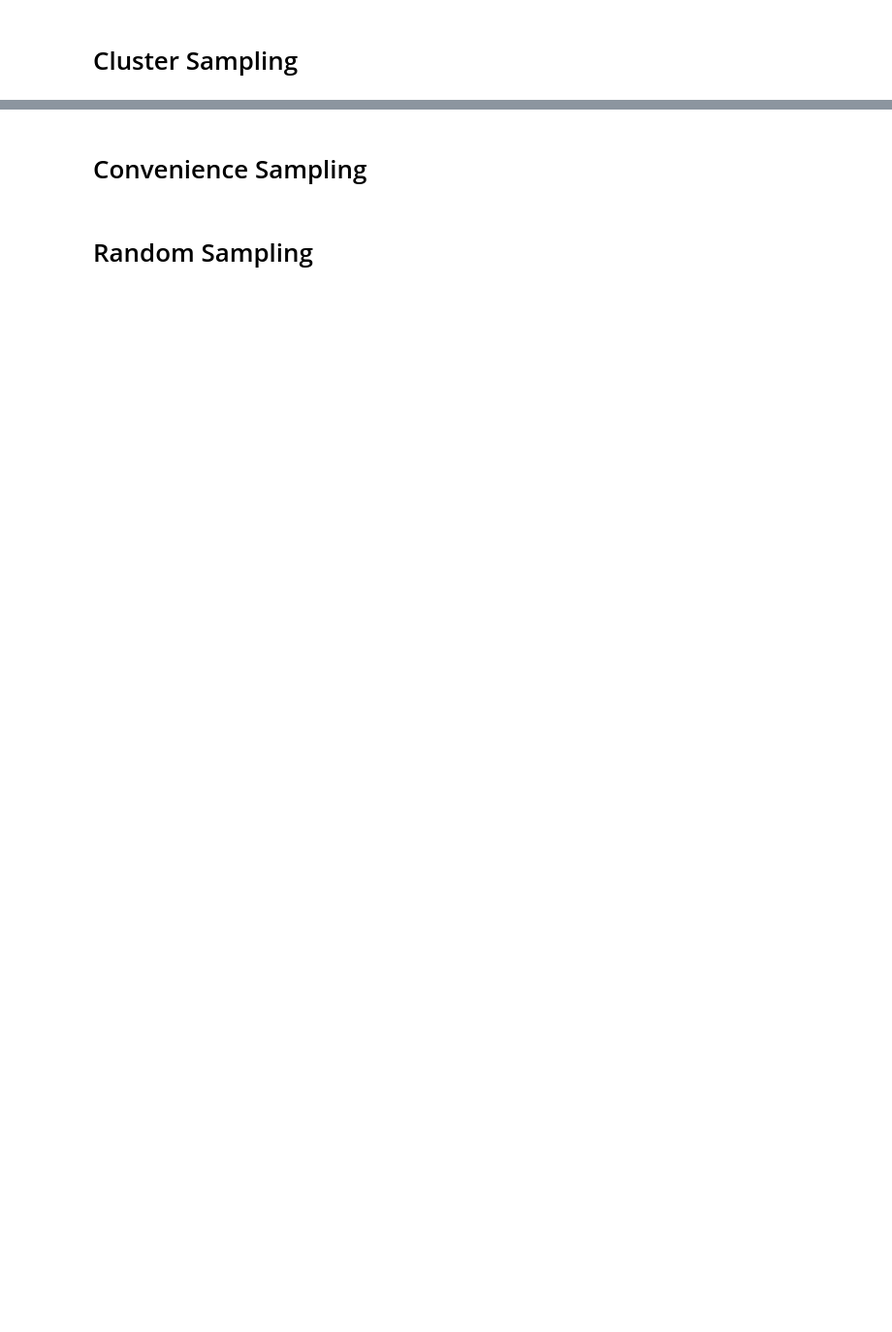
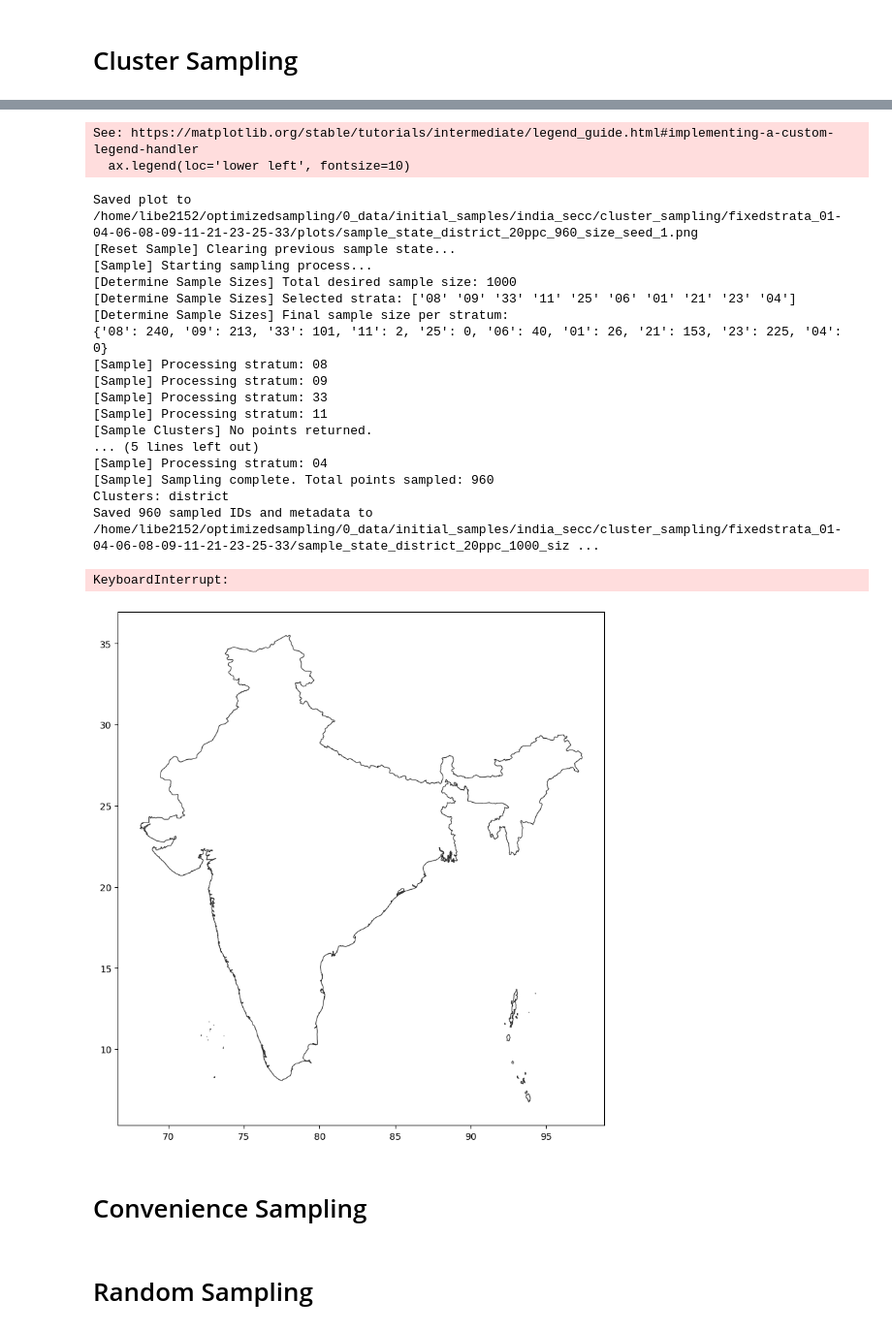
Before and after one commit to UCBoulder/optimizedsampling, a Jupyter notebook: 2_initial_sample/india_secc_initial_sample.ipynb, the cells around one changed output, grey strips where cells are left out. Shown: that part at 97% size. Saved outputs shown, nothing was run; the diff lists cells and outputs as text; code cells hidden in the pictures; blank space fills up the shorter version.

```diff
--- a/2_initial_sample/india_secc_initial_sample.ipynb
+++ b/2_initial_sample/india_secc_initial_sample.ipynb
@@ -26,13 +26,14 @@ out_path = f'/home/libe2152/optimizedsampling/0_data/initial_samples/india_secc/
 
 sampler = ClusterSampler(gdf, id_col='condensed_shrug_id', strata_col=strata_col, cluster_col=cluster_col, ADMIN_IDS=ADMIN_IDS)
 
-n_strata = 5
+n_strata = 10
 all_strata = gdf[strata_col].astype(str).unique()
+print(f"Num Strata total: {len(all_strata)}")
 
 np.random.seed(78910)
 fixed_strata = np.random.choice(all_strata, size=n_strata, replace=False)
 
-for points_per_cluster in [50]:
+for points_per_cluster in [20, 30, 50]:
     sampler.cluster_col = cluster_col
     for total_sample_size in range(1000, 6000, 1000):
 
@@ -50,3 +67,24 @@ KeyboardInterrupt:
+See: https://matplotlib.org/stable/tutorials/intermediate/legend_guide.html#implementing-a-custom-legend-handler
+  ax.legend(loc='lower left', fontsize=10)
+Saved plot to /home/libe2152/optimizedsampling/0_data/initial_samples/india_secc/cluster_sampling/fixedstrata_01-04-06-08-09-11-21-23-25-33/plots/sample_state_district_20ppc_960_size_seed_1.png
+[Reset Sample] Clearing previous sample state...
+[Sample] Starting sampling process...
+[Determine Sample Sizes] Total desired sample size: 1000
+[Determine Sample Sizes] Selected strata: ['08' '09' '33' '11' '25' '06' '01' '21' '23' '04']
+[Determine Sample Sizes] Final sample size per stratum:
+{'08': 240, '09': 213, '33': 101, '11': 2, '25': 0, '06': 40, '01': 26, '21': 153, '23': 225, '04': 0}
+[Sample] Processing stratum: 08
+[Sample] Processing stratum: 09
+[Sample] Processing stratum: 33
+[Sample] Processing stratum: 11
+[Sample Clusters] No points returned.
+... (5 lines left out)
+[Sample] Processing stratum: 04
+[Sample] Sampling complete. Total points sampled: 960
+Clusters: district
+Saved 960 sampled IDs and metadata to /home/libe2152/optimizedsampling/0_data/initial_samples/india_secc/cluster_sampling/fixedstrata_01-04-06-08-09-11-21-23-25-33/sample_state_district_20ppc_1000_siz ...
+KeyboardInterrupt:
+[figure, added]
 # %% [markdown]
 # Convenience Sampling
 # %%
```
Also changed, not shown: parts of 1 cell of this notebook.
